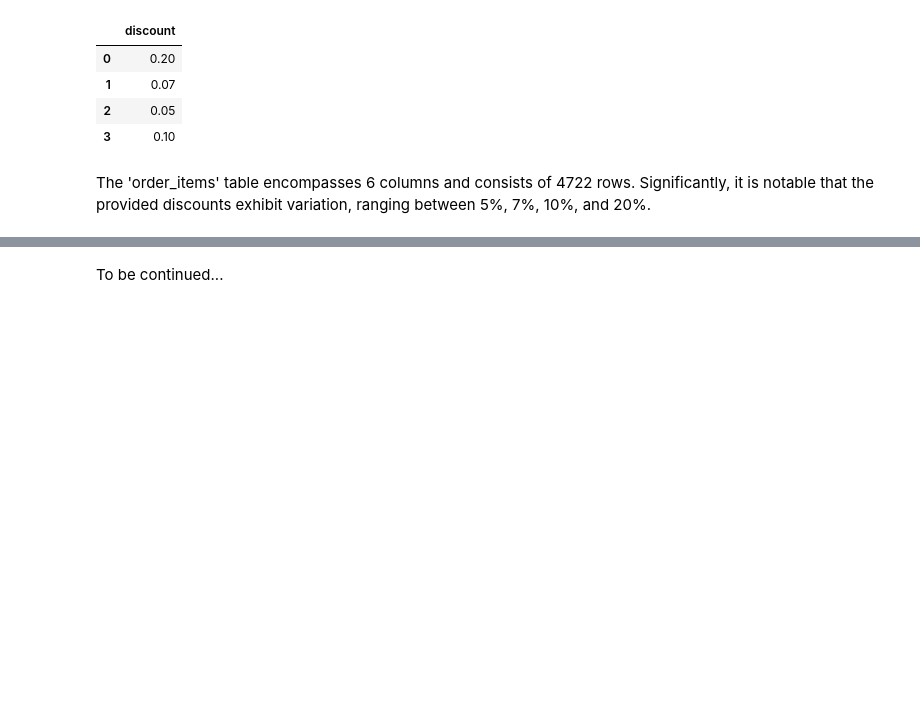
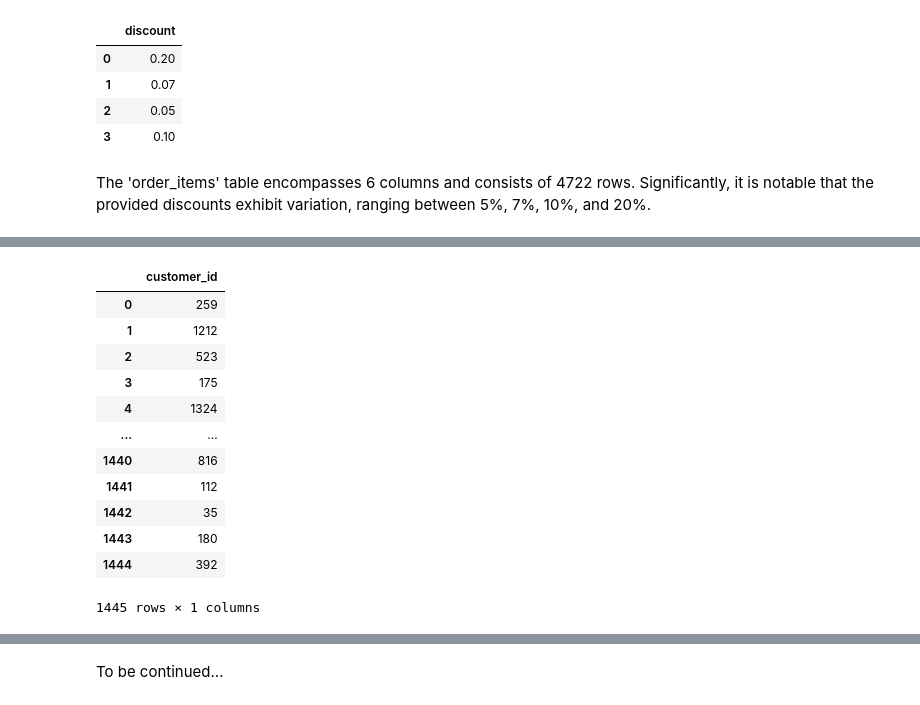
Before and after one commit to DiogocViana/Retail-Bike-Store-SQL-Notebook, a Jupyter notebook: Retail Bike Store.ipynb, the cells around one changed output, grey strips where cells are left out. Cells and saved outputs as stored; diff of their text form; code cells hidden in the pictures; blank space fills up the shorter version.

```diff
--- a/Retail Bike Store.ipynb
+++ b/Retail Bike Store.ipynb
@@ -221,0 +244,20 @@ The 'order_items' table encompasses 6 columns and consists of 4722 rows. Signifi
+# %%
+#Orders Table
+query = 'SELECT DISTINCT customer_id FROM orders'
+
+df = pd.read_sql_query(query, connection)
+df
+# %% [output]
+|  | customer_id |
+| 0 | 259 |
+| 1 | 1212 |
+| 2 | 523 |
+| 3 | 175 |
+| 4 | 1324 |
+| ... | ... |
+| 1440 | 816 |
+| 1441 | 112 |
+| 1442 | 35 |
+| 1443 | 180 |
+| 1444 | 392 |
+1445 rows × 1 columns
```
Also changed, not shown: parts of 17 cells of this notebook.
